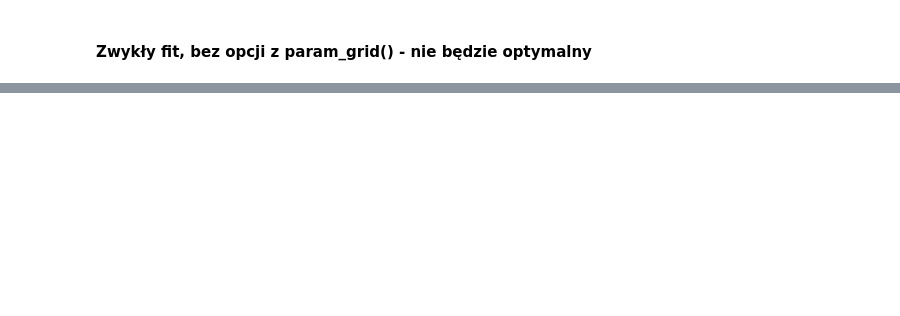
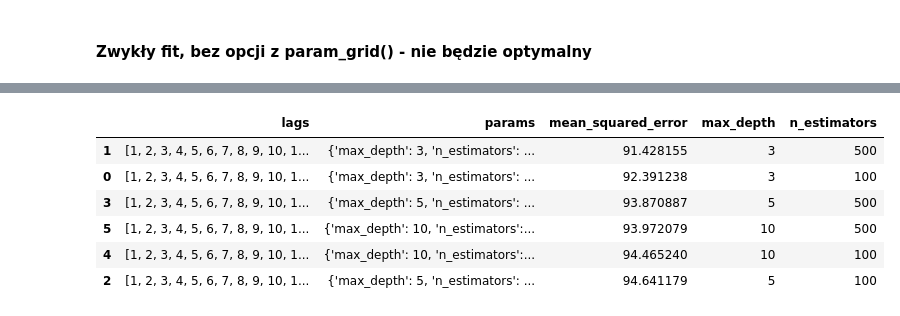
Before and after one commit to capmichal/MLOps-pipeline-github-actions, a Jupyter notebook: notebook.ipynb, the cells around one changed output, grey strips where cells are left out. Saved outputs shown, nothing was run; the diff lists cells and outputs as text; code cells hidden in the pictures; blank space fills up the shorter version.

```diff
--- a/notebook.ipynb
+++ b/notebook.ipynb
@@ -147,0 +143,12 @@ Name: transactions, dtype: float64
+# %%
+grid_results = grid_search_forecaster(
+                        forecaster  = forecaster_rf,
+                        y           = train_data["transactions"],
+                        param_grid  = param_grid,
+                        steps       = 10,
+                        metric      = 'mean_squared_error',
+                        initial_train_size    = int(len(train_data)*0.5),
+                        allow_incomplete_fold = True,
+                        return_best = True, # return only ONE best grid
+                        verbose     = False
+                    )
@@ -147,0 +161,11 @@ Name: transactions, dtype: float64
+# %%
+# grid results presented as DataFrame
+grid_results
+# %% [output]
+|  | lags | params | mean_squared_error | max_depth | n_estimators |
+| 1 | [1, 2, 3, 4, 5, 6, 7, 8, 9, 10, 1... | {'max_depth': 3, 'n_estimators': ... | 91.428155 | 3 | 500 |
+| 0 | [1, 2, 3, 4, 5, 6, 7, 8, 9, 10, 1... | {'max_depth': 3, 'n_estimators': ... | 92.391238 | 3 | 100 |
+| 3 | [1, 2, 3, 4, 5, 6, 7, 8, 9, 10, 1... | {'max_depth': 5, 'n_estimators': ... | 93.870887 | 5 | 500 |
+| 5 | [1, 2, 3, 4, 5, 6, 7, 8, 9, 10, 1... | {'max_depth': 10, 'n_estimators':... | 93.972079 | 10 | 500 |
+| 4 | [1, 2, 3, 4, 5, 6, 7, 8, 9, 10, 1... | {'max_depth': 10, 'n_estimators':... | 94.465240 | 10 | 100 |
+| 2 | [1, 2, 3, 4, 5, 6, 7, 8, 9, 10, 1... | {'max_depth': 5, 'n_estimators': ... | 94.641179 | 5 | 100 |
```
Also changed, not shown: parts of 24 cells of this notebook.
